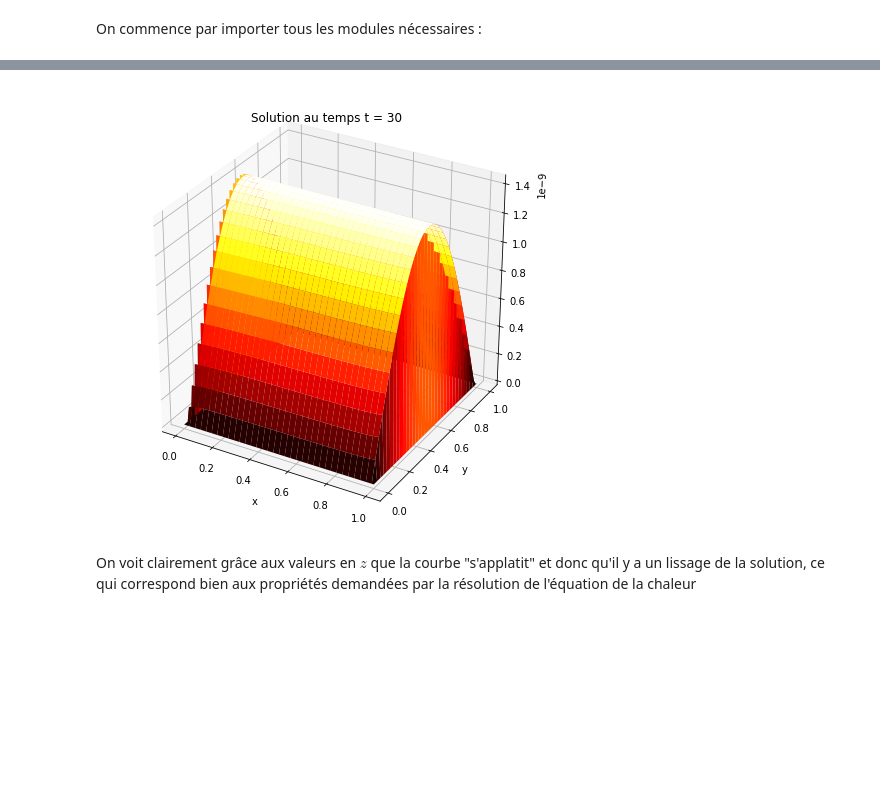
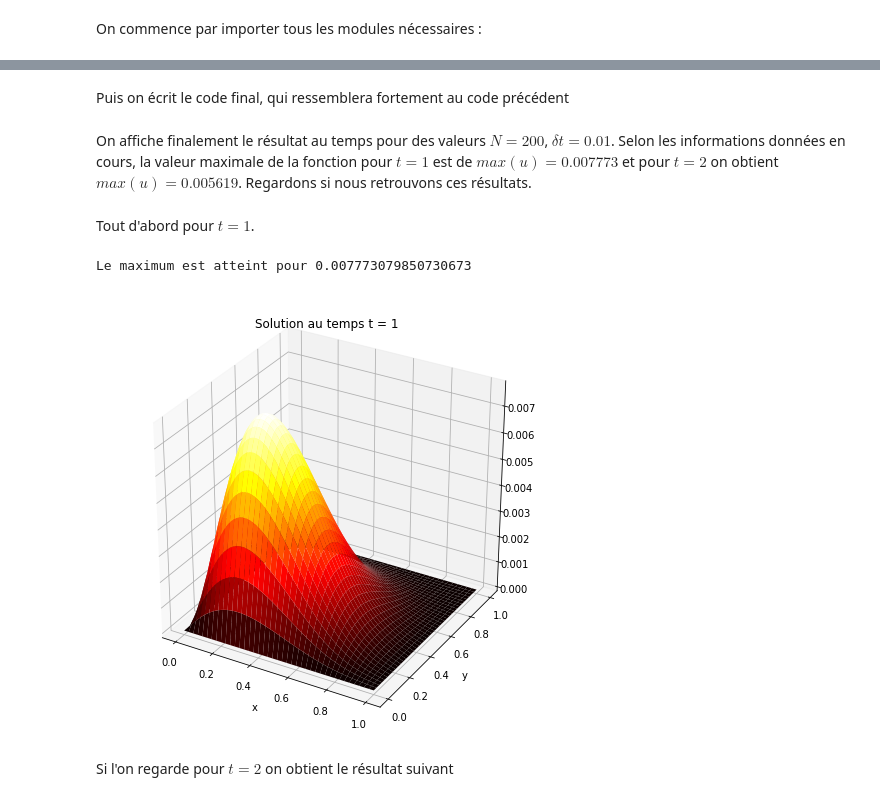
Before and after one commit to ThomasPhilibert0/cours, a Jupyter notebook: GTT/DiscretisationLaplacien.ipynb, the cells around one changed output, grey strips where cells are left out. Drawn from its saved outputs; the diff is of its cells as text; code cells hidden in the pictures; blank space fills up the shorter version.

```diff
--- a/GTT/DiscretisationLaplacien.ipynb
+++ b/GTT/DiscretisationLaplacien.ipynb
@@ -391,9 +443,8 @@ Finalement on va procéder à l'affichage de la solution discrétisée. On se pr
 # %%
-N = 100
-dt = 0.1
-t = 30
+N = 200
+t = 10
 
-T = chaleur(N,dt,t)
+T = chaleur0(N,0.01,t)
 
 x = np.linspace(0,1,N+1)
 y = np.linspace(0,1,N+1)
@@ -402,7 +453,7 @@ fig = plt.figure(figsize = [8,8])
 
 ax = fig.add_subplot(111, projection = '3d')
 X,Y = np.meshgrid(x,y)
-ax.plot_surface(X,Y,T[1,:,:] ,cmap='hot')
+ax.plot_surface(X,Y,T[1,:].reshape(N+1,N+1) ,cmap='hot')
 plt.title("Solution au temps t = 1")
 plt.xlabel("x")
 plt.ylabel("y")
@@ -413,24 +496,53 @@ plt.show()
+# %%
+def u(x1,x2):
+    return x1*x2*((x1-1.)**3)*((x2-1))**3
+# %% [markdown]
+Puis on écrit le code final, qui ressemblera fortement au code précédent
+# %%
+def chaleur_ex(N,dt,t):
+    x = np.linspace(0,1,N+1)
+    y = np.linspace(0,1,N+1)
+
+    taille1 = (N+1)*(N+1)
+
+    V = np.zeros((t+1,taille1))                             #Allocation mémoire sol exacte
+
+    for i in np.arange(N+1):                                #Calcul de la solution en tout point du maillage
+        for j in np.arange(N+1):
+            k = i + j*(N+1)
+            V[0,k] = u(x[i],y[j])
+
+    for i in range (t):                                    #Boucle temporelle
+        V[i+1,:] = sci.spsolve(matrix_lap2(N,dt),V[i,:])
+
+    return V
+# %% [markdown]
+On affiche finalement le résultat au temps pour des valeurs $N = 200$, $\delta t = 0.01$. Selon les informations données en cours, la valeur maximale de la fonction pour $t = 1$ est de $max(u) = 0.007773$ et pour $t = 2$ on obtient $max(u) = 0.005619$. Regardons si nous retrouvons ces résultats.
+# %% [markdown]
+Tout d'abord pour $t = 1$.
 # %%
-N = 100
-dt = 0.1
-t = 30
-
-T = chaleur(N,dt,t)
+N = 200
+t = 1
 
 x = np.linspace(0,1,N+1)
 y = np.linspace(0,1,N+1)
+
+V = chaleur_ex(N,0.01,t)
+
+print('Le maximum est atteint pour '+str(np.max(V[t,:])))
 
 fig = plt.figure(figsize = [8,8])
 
 ax = fig.add_subplot(111, projection = '3d')
 X,Y = np.meshgrid(x,y)
-ax.plot_surface(X,Y,T[t-1,:,:] ,cmap='hot')
-plt.title("Solution au temps t = "+str(t))
+ax.plot_surface(X,Y,V[1,:].reshape(N+1,N+1) ,cmap='hot')
+plt.title("Solution au temps t = 1")
 plt.xlabel("x")
 plt.ylabel("y")
 
 plt.show()
 # %% [output]
+Le maximum est atteint pour 0.007773079850730673
-[figure, old version]
+[figure, new version]
-# %% [markdown]
-On voit clairement grâce aux valeurs en $z$ que la courbe "s'applatit" et donc qu'il y a un lissage de la solution, ce qui correspond bien aux propriétés demandées par la résolution de l'équation de la chaleur
+# %% [markdown]
+Si l'on regarde pour $t = 2$ on obtient le résultat suivant
```
Also changed, not shown: parts of 39 cells of this notebook.
